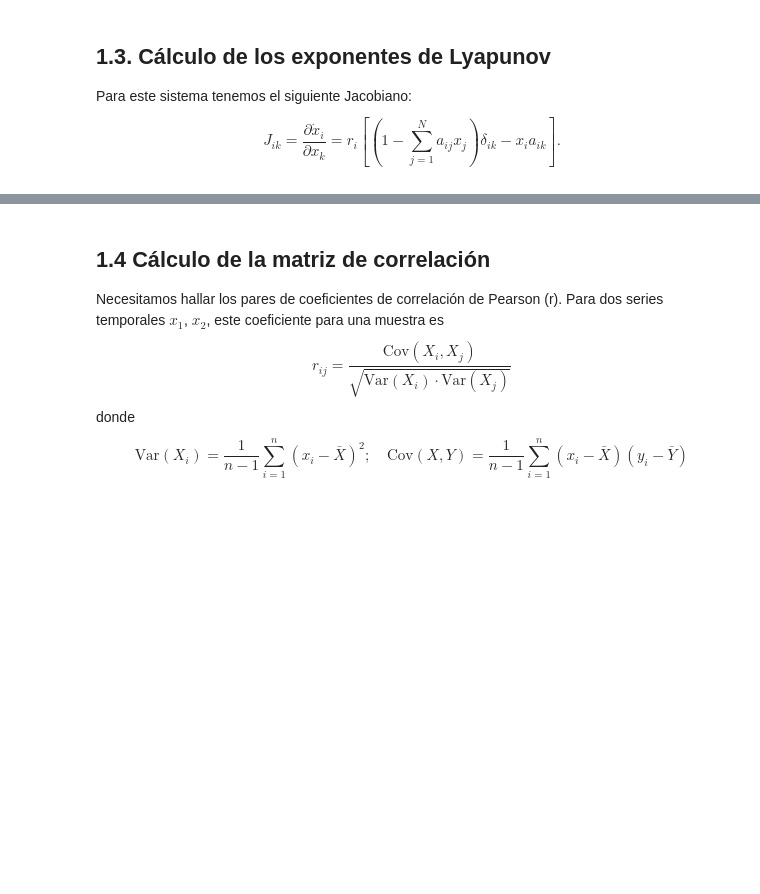
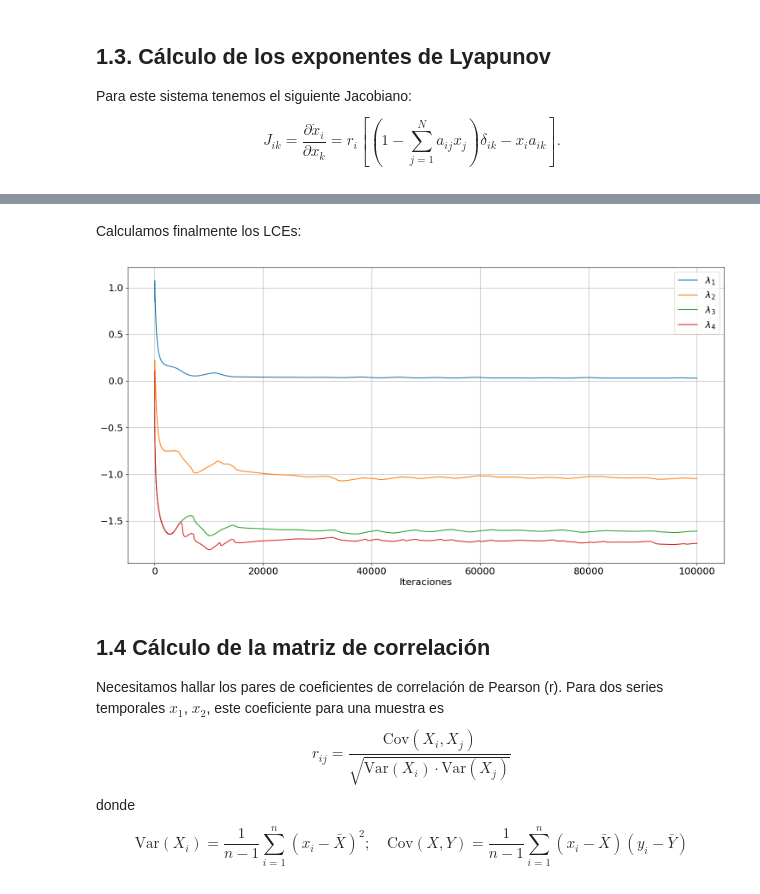
Before and after one commit to jenriquezafra/TFG, a Jupyter notebook: clasical_model.ipynb, the cells around one changed output, grey strips where cells are left out. Saved outputs shown, nothing was run; the diff lists cells and outputs as text; code cells hidden in the pictures; blank space fills up the shorter version.

```diff
--- a/clasical_model.ipynb
+++ b/clasical_model.ipynb
@@ -315,3 +170,0 @@ Calculamos finalmente los LCEs:
-# %%
-LCEs = compute_LCEs(x0, r, a, t_span, n_subdiv=1000, max_step=0.1)
-print(LCEs[0], (LCEs[2][:,1]).shape)
@@ -340,0 +239,25 @@ plt.show()
+# %% [markdown]
+Calculamos finalmente los LCEs:
+# %%
+# Crear figura y ejes
+fig_lces, ax_lces = plt.subplots(figsize=(18, 9))  # Substituir plt.figure por plt.subplots
+
+iters = np.arange(0, 100000, 1)
+# Graficar los datos
+plt.plot(iters, LCEs[:, 0], label=r'$\lambda_1$')
+plt.plot(iters, LCEs[:, 1], label=r'$\lambda_2$')
+plt.plot(iters, LCEs[:, 2], label=r'$\lambda_3$')
+plt.plot(iters, LCEs[:, 3], label=r'$\lambda_4$')
+
+# Personalizar los ejes
+ax_lces.tick_params(axis='x', labelsize=16)
+ax_lces.tick_params(axis='y', labelsize=16)
+
+# Añadir leyenda, guardar y mostrar
+plt.legend(fontsize=16)
+plt.xlabel(r'Iteraciones', fontsize=16)
+plt.grid()
+# fig_lces.savefig('LCE_4especies.png', dpi=600)
+plt.show()
+# %% [output]
+[figure, added]
```
Also changed, not shown: parts of 15 cells of this notebook, 1 other file.
